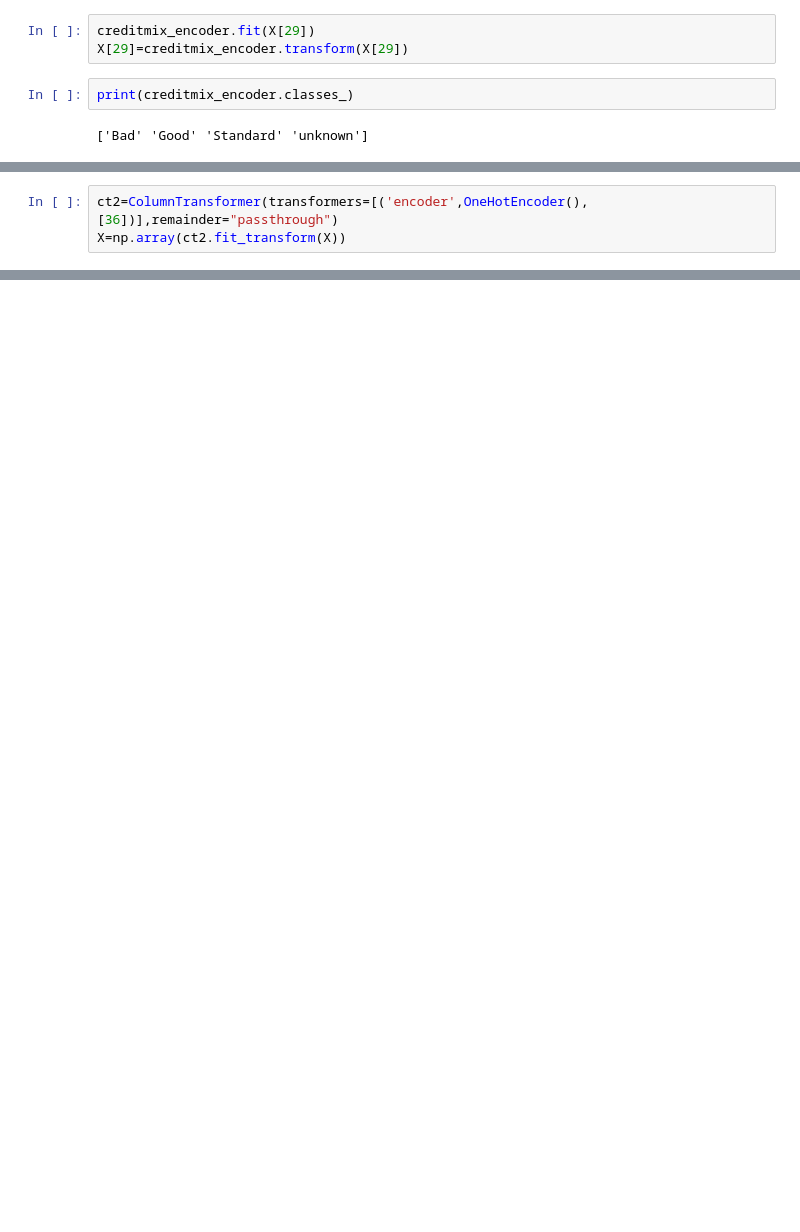
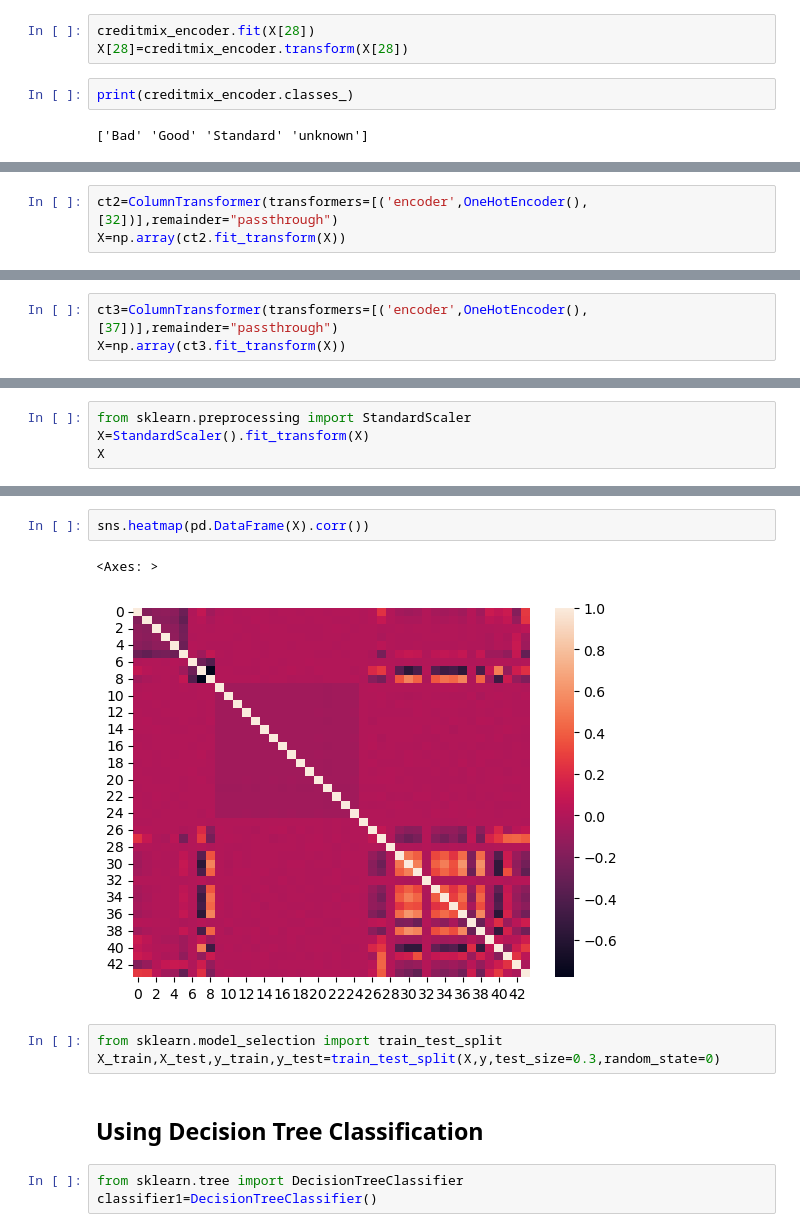
Before and after one commit to yadavraje/Credit-Report-Analysis, a Jupyter notebook: Credit_report.ipynb, the cells around one changed output, grey strips where cells are left out. Saved outputs shown, nothing was run; the diff lists cells and outputs as text; blank space fills up the shorter version.

```diff
--- a/Credit_report.ipynb
+++ b/Credit_report.ipynb
@@ -1642,6 +1659,6 @@ Name: 29, Length: 100000, dtype: object
 # %%
-creditmix_encoder.fit(X[29])
-X[29]=creditmix_encoder.transform(X[29])
+creditmix_encoder.fit(X[28])
+X[28]=creditmix_encoder.transform(X[28])
 # %%
 print(creditmix_encoder.classes_)
 # %% [output]
@@ -1716,5 +1679,5 @@ X
 # %%
-ct2=ColumnTransformer(transformers=[('encoder',OneHotEncoder(),[36])],remainder="passthrough")
+ct2=ColumnTransformer(transformers=[('encoder',OneHotEncoder(),[32])],remainder="passthrough")
 X=np.array(ct2.fit_transform(X))
 # %%
 X.shape
@@ -1740,0 +1688,3 @@ X
+# %%
+ct3=ColumnTransformer(transformers=[('encoder',OneHotEncoder(),[37])],remainder="passthrough")
+X=np.array(ct3.fit_transform(X))
@@ -1740,0 +1735,4 @@ X
+# %%
+from sklearn.preprocessing import StandardScaler
+X=StandardScaler().fit_transform(X)
+X
@@ -1740,0 +1753,13 @@ X
+# %%
+sns.heatmap(pd.DataFrame(X).corr())
+# %% [output]
+<Axes: >
+[figure, added]
+# %%
+from sklearn.model_selection import train_test_split
+X_train,X_test,y_train,y_test=train_test_split(X,y,test_size=0.3,random_state=0)
+# %% [markdown]
+## Using Decision Tree Classification
+# %%
+from sklearn.tree import DecisionTreeClassifier
+classifier1=DecisionTreeClassifier()
```
Also changed, not shown: parts of 124 cells of this notebook.
